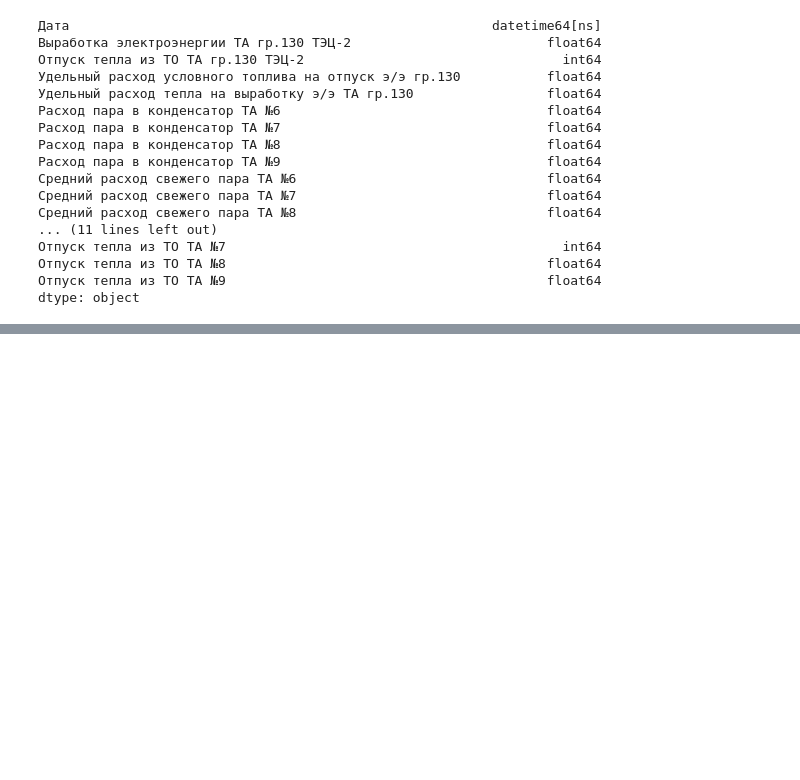
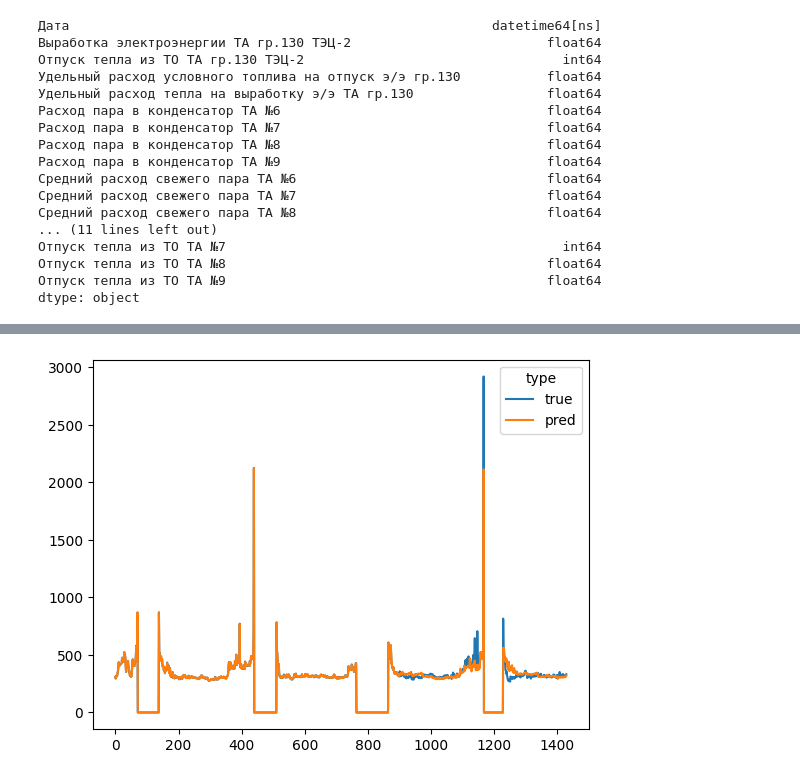
Before and after one commit to llitone/fuel-consumption-prediction, a Jupyter notebook: preprocessing/new/prediction_of_electricity_generation_TA_130_CHP-2.ipynb, the cells around one changed output, grey strips where cells are left out. Drawn from its saved outputs; the diff is of its cells as text; code cells hidden in the pictures; blank space fills up the shorter version.

```diff
--- a/preprocessing/new/prediction_of_electricity_generation_TA_130_CHP-2.ipynb
+++ b/preprocessing/new/prediction_of_electricity_generation_TA_130_CHP-2.ipynb
@@ -205,0 +220,3 @@ r2_score(y.to_numpy(), predictions)
+# %%
+xgbmodel = XGBRegressor()
+xgbmodel.fit(X_train, y_train)
@@ -205,0 +235,8 @@ r2_score(y.to_numpy(), predictions)
+# %%
+predictions = convert(xgbmodel.predict(X_test))
+# %%
+plt.plot(y_test.numpy(), label="true")
+plt.plot(predictions, label="pred")
+plt.legend(title="type");
+# %% [output]
+[figure, added]
```
Also changed, not shown: parts of 31 cells of this notebook, 2 other files.
